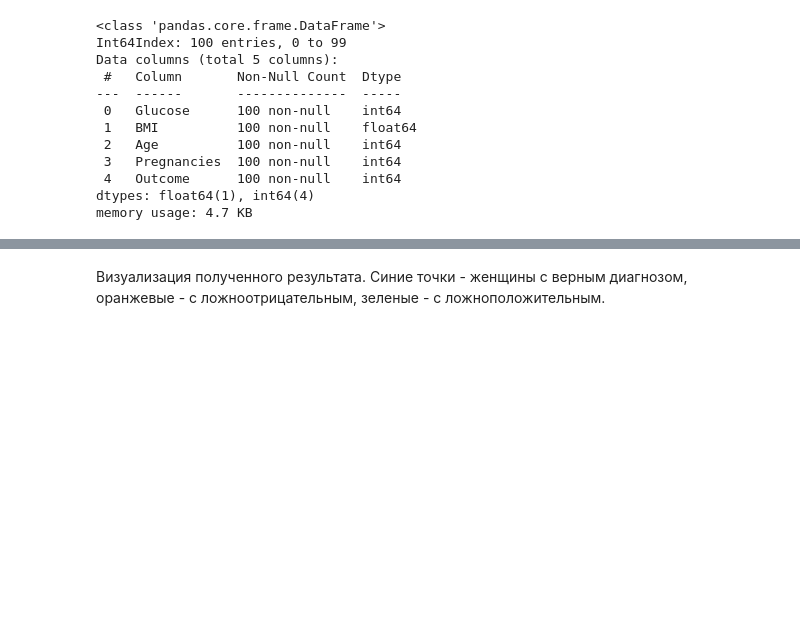
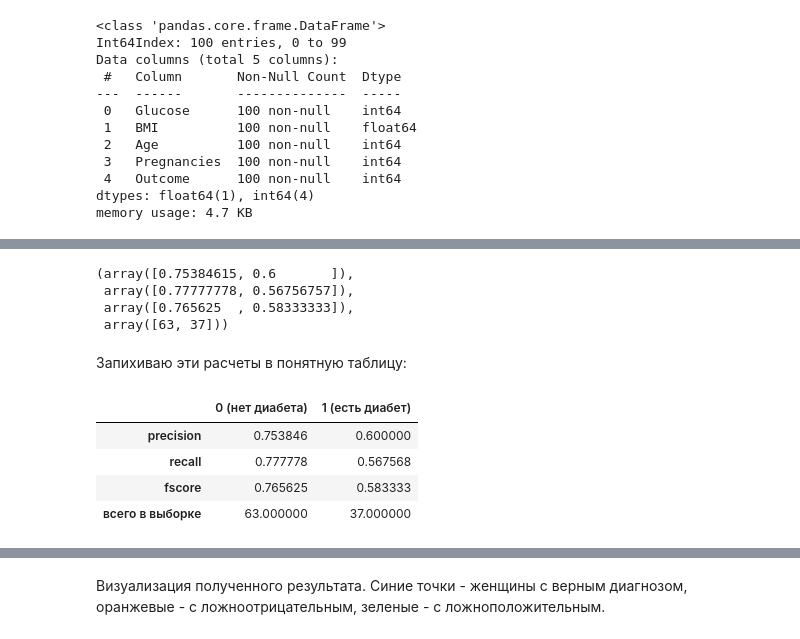
Before and after one commit to Helga102/Helga102, a Jupyter notebook: 5_дерево_решений.ipynb, the cells around one changed output, grey strips where cells are left out. Cells and saved outputs as stored; diff of their text form; code cells hidden in the pictures; blank space fills up the shorter version.

```diff
--- a/5_дерево_решений.ipynb
+++ b/5_дерево_решений.ipynb
@@ -145,3 +159,29 @@ pd.crosstab(df_test_cut['Predicted'], df_test_cut['Outcome'])
+# %%
+from sklearn.metrics import precision_recall_fscore_support
+precision_recall_fscore_support(df_test_cut['Outcome'], df_test_cut['Predicted'])
+#precision для здоровых, больных
+#recall для здоровых, больных
+#f1-метрика
+#число всех здоровых, число всех больных (реально)
+# %% [output]
+(array([0.75384615, 0.6       ]),
+ array([0.77777778, 0.56756757]),
+ array([0.765625  , 0.58333333]),
+ array([63, 37]))
+# %% [markdown]
+Запихиваю эти расчеты в понятную таблицу:
+# %%
+my_metrics = precision_recall_fscore_support(df_test_cut['Outcome'], df_test_cut['Predicted'])
+metrics_in_table = pd.DataFrame(my_metrics,   #создаю датафрейм и закидываю в него полученные числа
+                              index = [['precision', 'recall', 'fscore', 'всего в выборке']],            #в качестве индексов назначаю названия признаков
+                              columns = ['0 (нет диабета)', '1 (есть диабет)'])      #задаю имя единственному столбцу нового датафрейма
+metrics_in_table
+# %% [output]
+|  | 0 (нет диабета) | 1 (есть диабет) |
+| precision | 0.753846 | 0.600000 |
+| recall | 0.777778 | 0.567568 |
+| fscore | 0.765625 | 0.583333 |
+| всего в выборке | 63.000000 | 37.000000 |
 # %%
 df_test_cut['Code'] = '0'  #диагноз верный
 df_test_cut.loc[(df_test_cut['Outcome'] == 0) & (df_test_cut['Predicted'] == 1), 'Code'] = '1'   #ложноположительный диагноз
```
Also changed, not shown: parts of 9 cells of this notebook.
